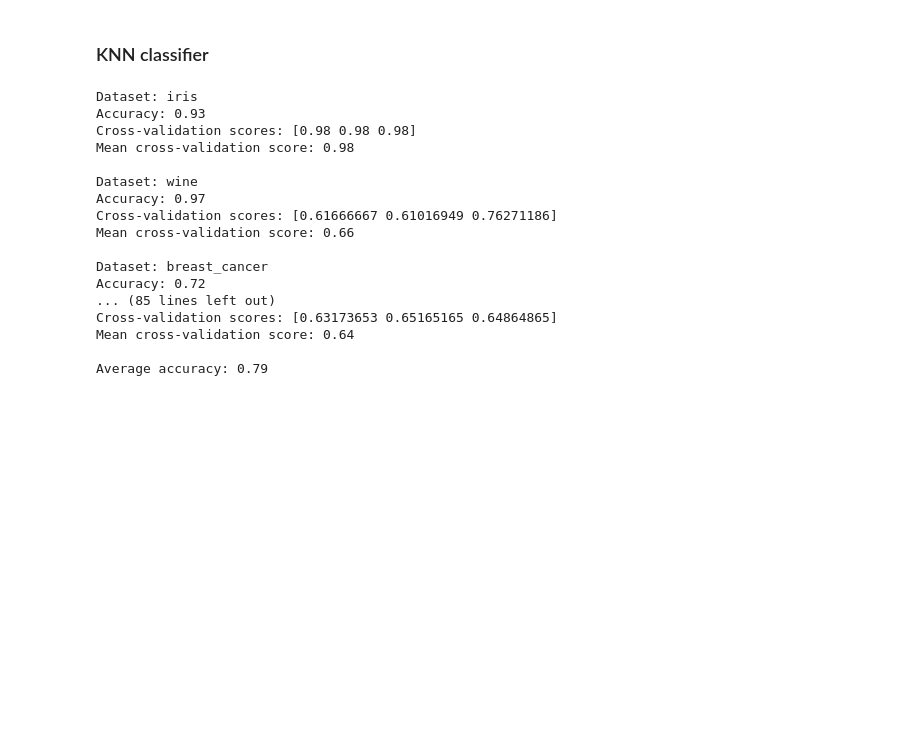
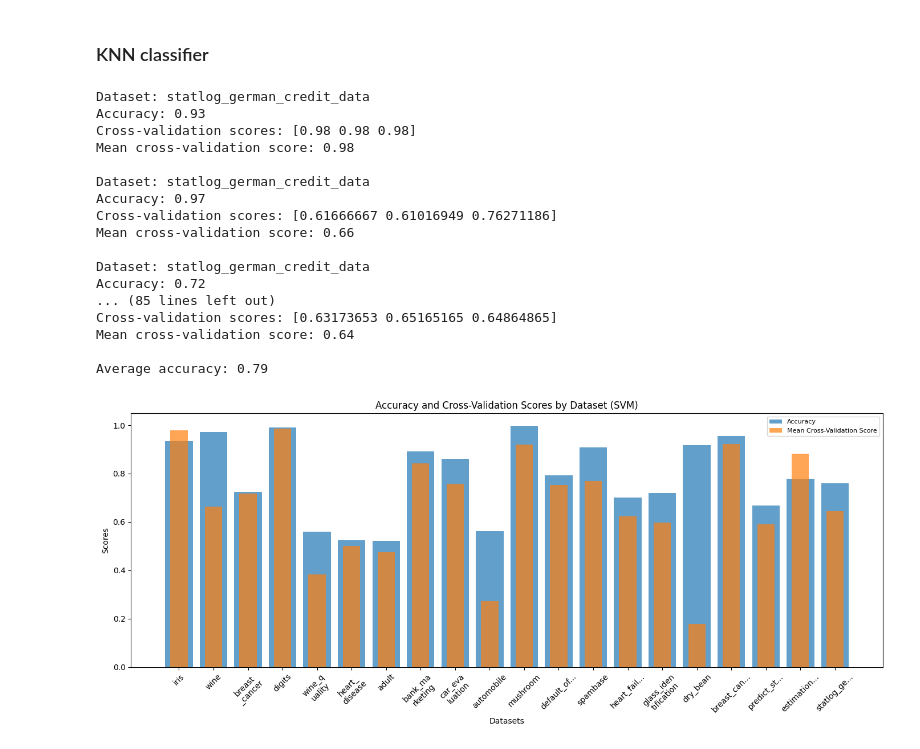
Before and after one commit to Lexagon02/D7041E-Project, a Jupyter notebook: knn_gmm.ipynb, the cells around one changed output. Drawn from its saved outputs; the diff is of its cells as text; code cells hidden in the pictures; blank space fills up the shorter version.

```diff
--- a/knn_gmm.ipynb
+++ b/knn_gmm.ipynb
@@ -83,8 +83,9 @@ from sklearn.model_selection import train_test_split, cross_val_score
 from sklearn.preprocessing import StandardScaler
 from sklearn.metrics import accuracy_score
 
-avrege_accuracy = 0
-i = 0
+average_accuracy = 0
+accuracies = []
+mean_cv_scores = []
 for data_set in data_list:
     X = data_set.data.features
     y = data_set.data.targets
@@ -114,41 +115,64 @@ for data_set in data_list:
     #classifier = HistGradientBoostingClassifier(random_state=42, max_iter=100, learning_rate=0.1, max_depth=None)
     #classifier.fit(X_train, y_train)
     # Make predictions on the test set
     y_pred = classifier.predict(X_test)
 
     # Evaluate the classifier and get accuracy
     accuracy = accuracy_score(y_test, y_pred)
     print(f'Dataset: {data_names[i]}')
     print(f'Accuracy: {accuracy:.2f}')
 
     # Perform cross-validation
     cv_scores = cross_val_score(classifier, X, y, cv=3)
+    mean_cv = cv_scores.mean()
     print(f'Cross-validation scores: {cv_scores}')
-    print(f'Mean cross-validation score: {cv_scores.mean():.2f}')
+    print(f'Mean cross-validation score: {mean_cv:.2f}')
+    print(" ")
+    accuracies.append(accuracy)
+    mean_cv_scores.append(mean_cv)
+    average_accuracy += accuracy
 
-    print(" ")
-    i += 1
-    avrege_accuracy += accuracy
+print(f'Average accuracy: {average_accuracy/data_list.__len__():.2f}')
+# Plotting the results
+plt.figure(figsize=(14, 6))
+x_labels = [
+    name[:10] + '...' if len(name) > 20 else (name[:len(name)//2] + '\n' + name[len(name)//2:] if len(name) > 10 else name)
+    for name in data_names
+]
+x_positions = range(len(data_list))
 
-print(f'Average accuracy: {avrege_accuracy/data_list.__len__():.2f}')
+plt.bar(x_positions, accuracies, alpha=0.7, label='Accuracy')
+plt.bar(x_positions, mean_cv_scores, alpha=0.7, label='Mean Cross-Validation Score', width=0.5)
+
+# Adjusting text and legend sizes
+plt.xticks(x_positions, x_labels, rotation=45, fontsize=10)  # Smaller font size for x-axis labels
+plt.yticks(fontsize=10)  # Smaller font size for y-axis labels
+plt.xlabel('Datasets', fontsize=10)  # Smaller font size for x-axis label
+plt.ylabel('Scores', fontsize=10)  # Smaller font size for y-axis label
+plt.title('Accuracy and Cross-Validation Scores by Dataset (SVM)', fontsize=12)  # Smaller font size for title
+plt.legend(fontsize=8)
+
+plt.tight_layout()
+plt.show()
 # %% [output]
-Dataset: iris
+Dataset: statlog_german_credit_data
 Accuracy: 0.93
 Cross-validation scores: [0.98 0.98 0.98]
 Mean cross-validation score: 0.98
 
-Dataset: wine
+Dataset: statlog_german_credit_data
 Accuracy: 0.97
 Cross-validation scores: [0.61666667 0.61016949 0.76271186]
 Mean cross-validation score: 0.66
 
-Dataset: breast_cancer
+Dataset: statlog_german_credit_data
 Accuracy: 0.72
 ... (85 lines left out)
 Cross-validation scores: [0.63173653 0.65165165 0.64864865]
 Mean cross-validation score: 0.64
 
 Average accuracy: 0.79
+[figure, added]
 # %%
 # Import necessary libraries
 from sklearn.cluster import DBSCAN
```
Also changed, not shown: parts of 1 cell of this notebook.
